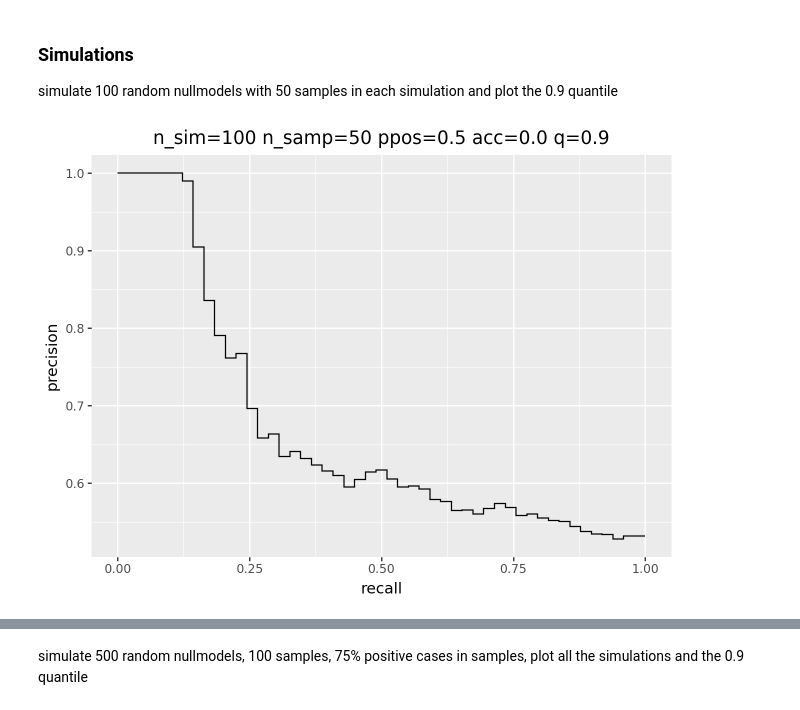
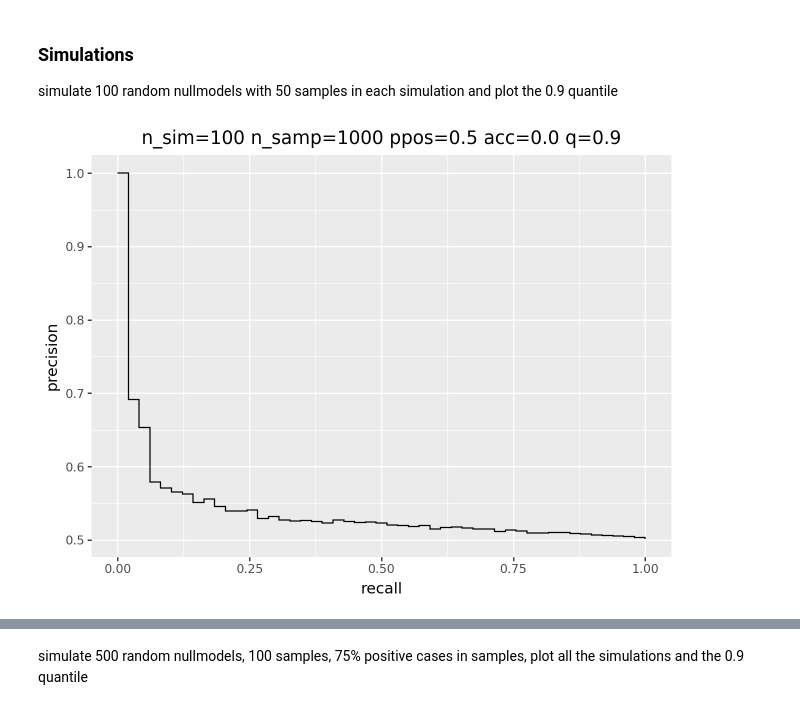
Before and after one commit to mart-mihkel/nullmodel-precision-recall, a Jupyter notebook: notebooks/examples.ipynb, the cells around one changed output, grey strips where cells are left out. Saved outputs shown, nothing was run; the diff lists cells and outputs as text; code cells hidden in the pictures.

```diff
--- a/notebooks/examples.ipynb
+++ b/notebooks/examples.ipynb
@@ -12,6 +12,6 @@ from nullmodel_precision_recall import plot_simulations, simulate_nullmodels
 simulate 100 random nullmodels with 50 samples in each simulation and plot the 0.9 quantile
 # %%
 %%time
-plot_simulations(100, 50)
+plot_simulations(100, 1000)
 # %% [output]
-[figure, old version]
+[figure, new version]
```
Also changed, not shown: parts of 1 cell of this notebook, 3 other files.
